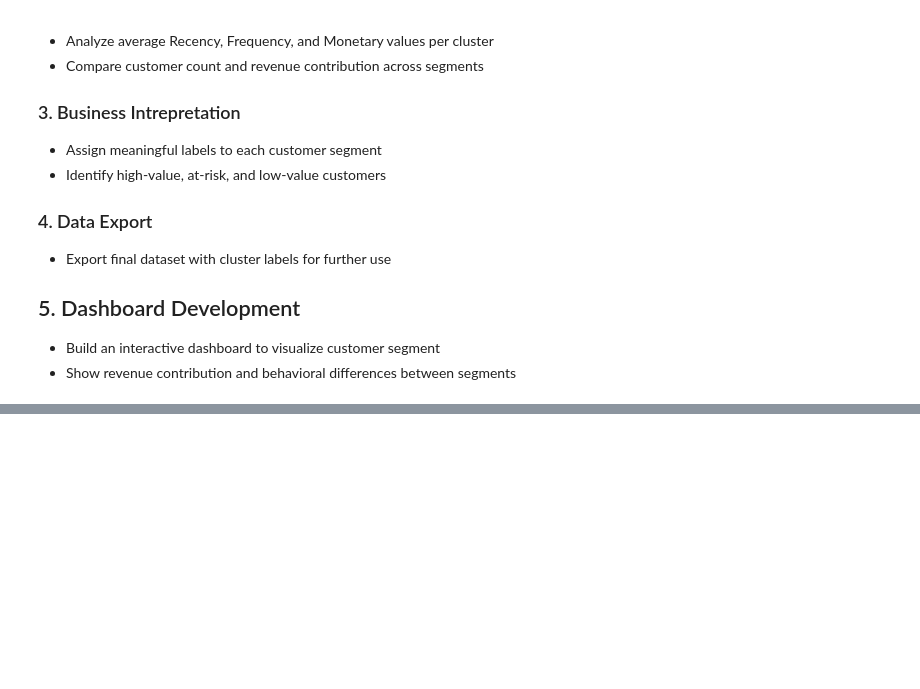
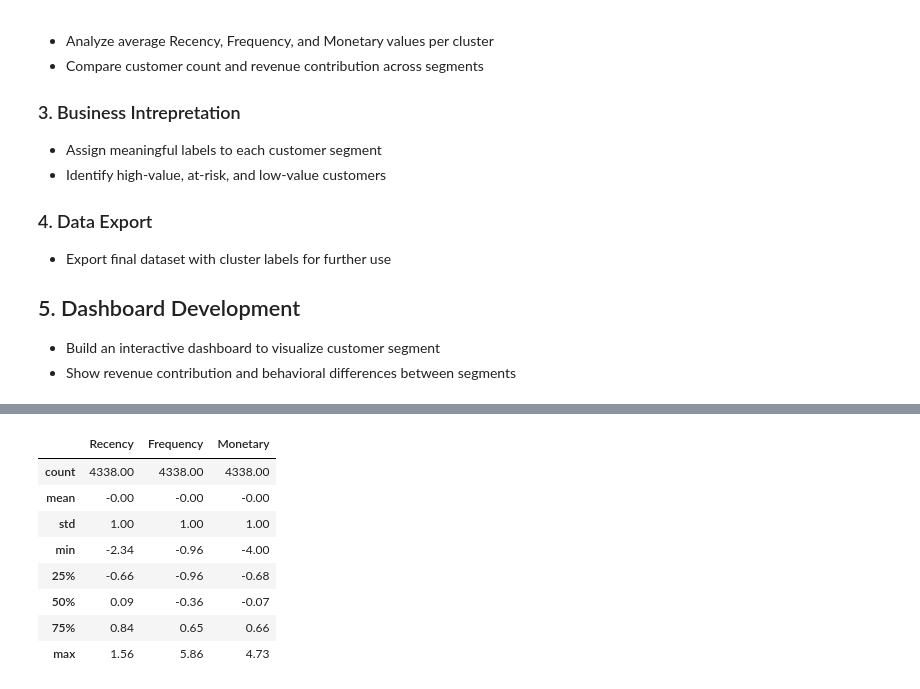
Before and after one commit to mohammadarhamk66/customer-segmentation-rfm, a Jupyter notebook: notebooks/01_customer_segmentation_rfm.ipynb, the cells around one changed output, grey strips where cells are left out. Saved outputs shown, nothing was run; the diff lists cells and outputs as text; code cells hidden in the pictures; blank space fills up the shorter version.

```diff
--- a/notebooks/01_customer_segmentation_rfm.ipynb
+++ b/notebooks/01_customer_segmentation_rfm.ipynb
@@ -331,0 +358,12 @@ The following steps will be completed in the next stage of the project:
+# %%
+rfm_scaled.describe().round(2)
+# %% [output]
+|  | Recency | Frequency | Monetary |
+| count | 4338.00 | 4338.00 | 4338.00 |
+| mean | -0.00 | -0.00 | -0.00 |
+| std | 1.00 | 1.00 | 1.00 |
+| min | -2.34 | -0.96 | -4.00 |
+| 25% | -0.66 | -0.96 | -0.68 |
+| 50% | 0.09 | -0.36 | -0.07 |
+| 75% | 0.84 | 0.65 | 0.66 |
+| max | 1.56 | 5.86 | 4.73 |
```
Also changed, not shown: parts of 11 cells of this notebook.
